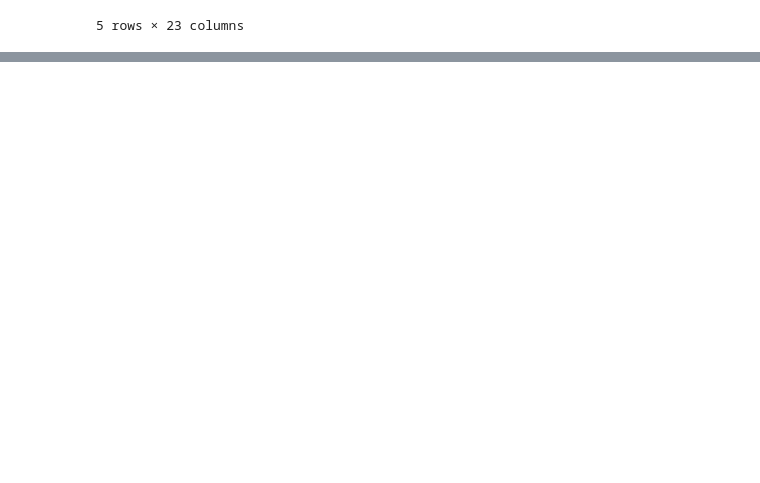
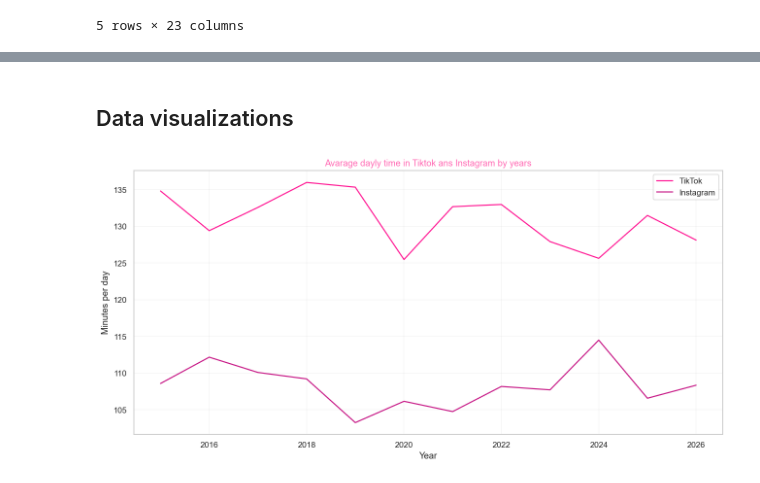
Before and after one commit to evvwwaa/TikTok-Instagram-Addiction, a Jupyter notebook: notebook.ipynb, the cells around one changed output, grey strips where cells are left out. Cells and saved outputs as stored; diff of their text form; code cells hidden in the pictures; blank space fills up the shorter version.

```diff
--- a/notebook.ipynb
+++ b/notebook.ipynb
@@ -133,3 +153,26 @@ data2.describe()
 | 50% | 4999.000000 | 35.000000 | 2021.000000 | 118.873065 | 100.001809 | 6.984021 | 60.958964 | ... |
 | 75% | 7560.000000 | 47.000000 | 2024.000000 | 159.501140 | 133.794061 | 8.062127 | 63.680905 | ... |
 | max | 9999.000000 | 59.000000 | 2026.000000 | 335.320877 | 272.527739 | 10.000000 | 74.607130 | ... |
+# %%
+num_cols = ['tiktok_minutes_daily', 'instagram_minutes_daily',
+            'total_minutes_daily', 'sleep_hours', 'addiction_score']
+
+def remove_outliers_iqr(df, cols, k=1.5):
+    mask = pd.Series(True, index=df.index)
+    for col in cols:
+        q1, q3 = df[col].quantile([0.25, 0.75])
+        iqr = q3 - q1
+        mask &= df[col].between(q1 - k*iqr, q3 + k*iqr)
+    return df[mask]
+
+before = len(data2)
+data2 = remove_outliers_iqr(data2, num_cols).reset_index(drop=True)
+print(f'Удалено выбросов: {before - len(data2)} из {before}')
+
+scaler = StandardScaler()
+data2[[c + '_z' for c in num_cols]] = scaler.fit_transform(data2[num_cols])
+
+data2['heavy_user'] = (data2['total_minutes_daily'] > data2['total_minutes_daily'].median()).astype(int)
+data2['sleep_deprived'] = (data2['sleep_hours'] < 7).astype(int)
+
+data2.head()
@@ -135,0 +280,16 @@ data2.describe()
+# %% [markdown]
+## Data visualizations
+# %%
+by_year = data2.groupby('year')[['tiktok_minutes_daily', 'instagram_minutes_daily']].mean()
+
+plt.figure(figsize = (12, 6))
+plt.plot(by_year.index, by_year['tiktok_minutes_daily'], color = PINK['hot'], label = 'TikTok')
+plt.plot(by_year.index, by_year['instagram_minutes_daily'], color = PINK['magenta'], label = 'Instagram')
+plt.title('Avarage dayly time in Tiktok ans Instagram by years')
+plt.xlabel('Year')
+plt.ylabel('Minutes per day')
+plt.legend()
+plt.tight_layout()
+plt.show()
+# %% [output]
+[figure, added]
```
Also changed, not shown: parts of 21 cells of this notebook.
